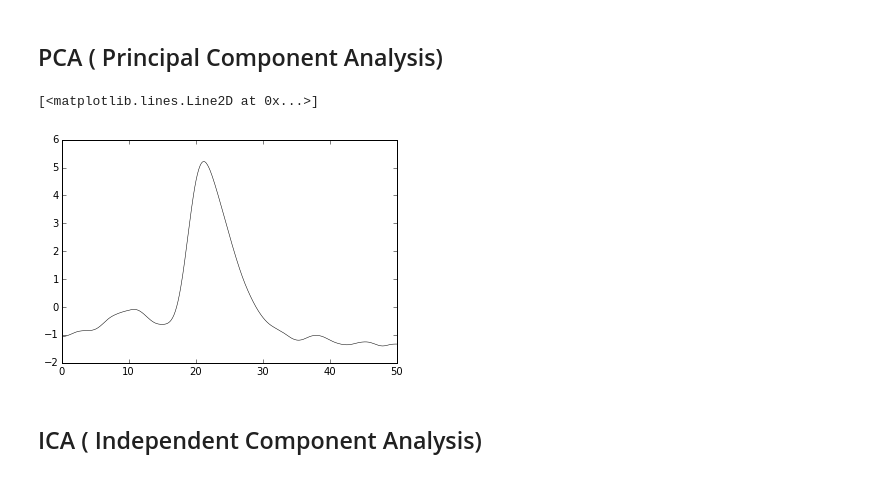
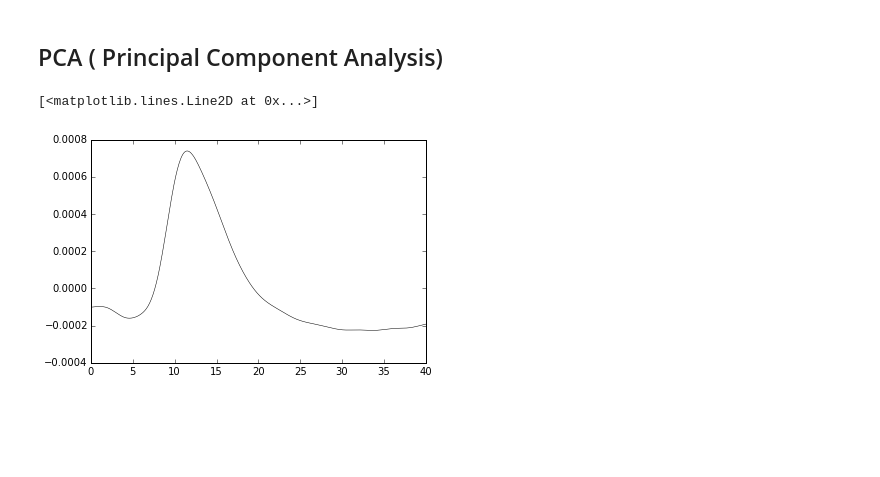
Before and after one commit to ktakagaki/kt-2015-DSPHandsOn, a Jupyter notebook: MedianFilter/Python/07. Real Data/Real data median filter.ipynb, the cells around one changed output. Cells and saved outputs as stored; diff of their text form; code cells hidden in the pictures; blank space fills up the shorter version.

```diff
--- a/MedianFilter/Python/07. Real Data/Real data median filter.ipynb
+++ b/MedianFilter/Python/07. Real Data/Real data median filter.ipynb
@@ -118,9 +95,9 @@ for i in new_data:
     # Increment the counter (counter = position in the array)
     count += 1
     # if the value is bigger then 800, the threshold is reached
-    if i >= 800:
+    if i >= 0.00002:
         # check the thresholded window if some values are bigger then 2500.
-        temp = [i for i in new_data[count -20 : count + 30] if i >= 1500 or i <= - 750]
+        temp = [i for i in new_data[count -10 : count + 30] if i >= 0.00005 or i <= - 0.00003]
         # If no values are bigger then 2500 and the dead time is zero,
         # save the window in the dictionary
         if len(temp) == 0 and timer == 0:
@@ -128,7 +105,7 @@ for i in new_data:
             timer = 50
             # increment count2, for the array name
             count2 += 1
-            thresholds["spike{0}".format(count2)] = new_data[count -20 : count + 30]
+            thresholds["spike{0}".format(count2)] = new_data[count -10 : count + 30]
     elif timer > 0:
         # Decrement the timer.
         timer -= 1
@@ -136,11 +113,8 @@ for i in new_data:
         pass
 # %%
 # Transfrom the thresholded shpaes into a array
-thresholds_array = np.zeros((50,len(thresholds)))
+thresholds_array = np.zeros((40,len(thresholds)))
 count = -1
 for o in thresholds:
     count += 1
     thresholds_array[:,count] = thresholds[o]
-# %%
-for o in range(len(thresholds_array[1,:])):
-    plt.plot( thresholds_array[:,o], color = 'black', linewidth = 0.4)
@@ -160,13 +123,13 @@ for o in range (len(thresholds_norm[1,:])):
 # %%
 from scipy.interpolate import Rbf
 # %%
-x = np.arange(50)
-x_new = np.linspace(0,50, 500)
-thresholds_interp = np.zeros((len(x_new),len(thresholds_norm[1,:])))
+x = np.arange(40)
+x_new = np.linspace(0,40, 400)
+thresholds_interp = np.zeros((len(x_new),len(thresholds_array[1,:])))
 count = 0
-for o in range(len(thresholds_norm[1,:])):
+for o in range(len(thresholds_array[1,:])):
     count += 1
-    newfunc = Rbf(x, thresholds_norm[:,o])
+    newfunc = Rbf(x, thresholds_array[:,o], function = 'cubic')
     thresholds_interp[:,o] = newfunc(x_new)
 # %%
 for o in range(len(thresholds_interp[0,:])):
@@ -183,9 +158,6 @@ X_reduced2 = PCA(n_components=3).fit_transform(thresholds_norm)
 # %%
-x = np.linspace(0,50,500)
+x = np.linspace(0,40,400)
 plt.plot(x, X_reduced, color = 'black', linewidth = 0.5)
-#plt.plot(X_reduced2, color = 'black', linewidth = 0.5)
 # %% [output]
 [<matplotlib.lines.Line2D at 0x...>]
-[figure, old version]
+[figure, new version]
-# %% [markdown]
-## ICA ( Independent Component Analysis)
```
Also changed, not shown: parts of 28 cells of this notebook, 4 other files.
